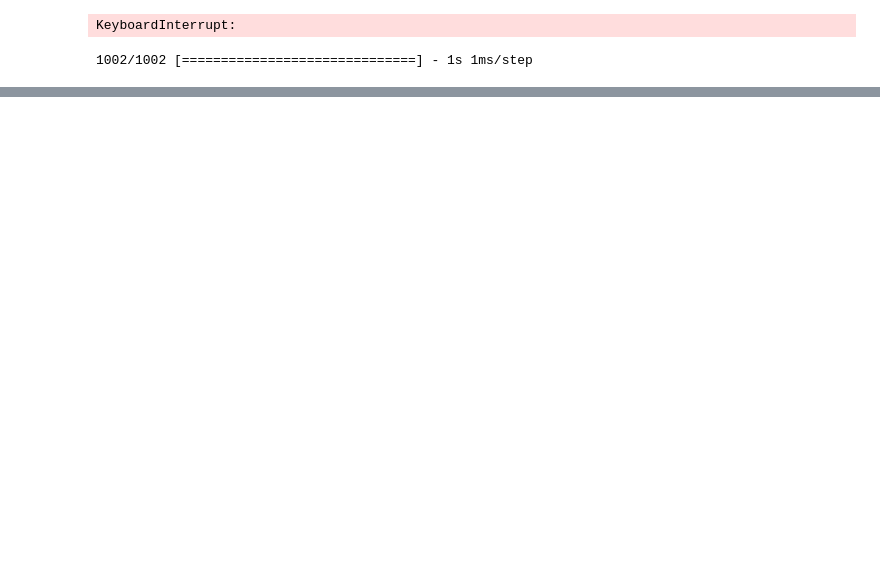
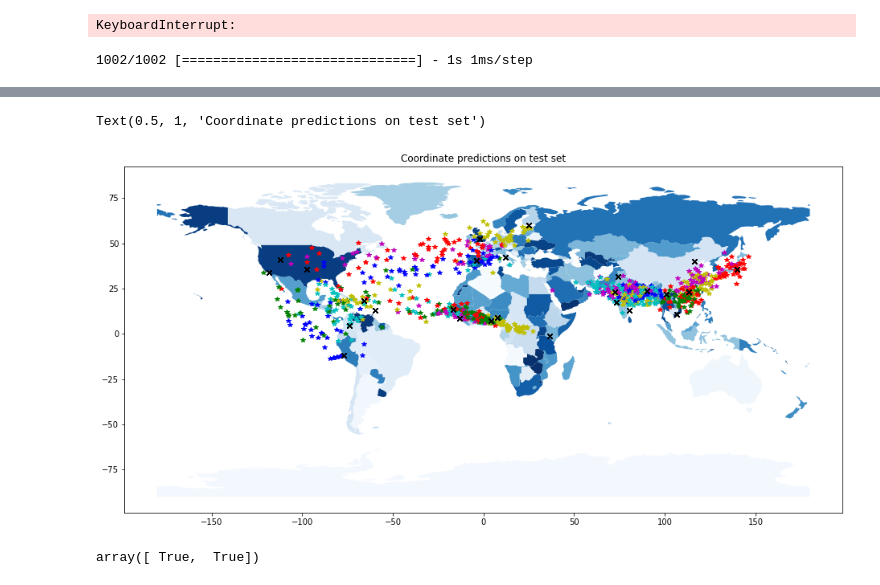
Before and after one commit to jcsokol/CS230-LAI-project-code, a Jupyter notebook: CNN_Global_Haversine_Jans_version.ipynb, the cells around one changed output, grey strips where cells are left out. Cells and saved outputs as stored; diff of their text form; code cells hidden in the pictures; blank space fills up the shorter version.

```diff
--- a/CNN_Global_Haversine_Jans_version.ipynb
+++ b/CNN_Global_Haversine_Jans_version.ipynb
@@ -263,0 +357,66 @@ base.plot(Y_pred[:,1], Y_pred[:,0], 'r+')
+# %%
+# generate map with ground truth labels and predictions color coded by ground truth labels
+world = gpd.read_file(gpd.datasets.get_path('naturalearth_lowres'))
+base = world.plot(column='name', cmap='Blues', figsize=(16,8))
+# plot predictions
+for i in range(len(Y_pred[:,1])):
+    if (Y_test[i,0] == 26.0 and Y_test[i,1] == 64.0):
+        base.plot(Y_pred[i,1], Y_pred[i,0], 'r*')
+    elif (math.isclose(Y_test[i,0], 35.483, abs_tol=0.05) and math.isclose(Y_test[i,1], -97.53333, abs_tol=0.05)):
+        base.plot(Y_pred[i,1], Y_pred[i,0], 'r*')
+    elif (math.isclose(Y_test[i,0], 7.4, abs_tol=0.05) and math.isclose(Y_test[i,1], 3.92, abs_tol=0.05)):
+        base.plot(Y_pred[i,1], Y_pred[i,0], 'r*')
+    elif (math.isclose(Y_test[i,0], -1.27, abs_tol=0.05) and math.isclose(Y_test[i,1], 36.61, abs_tol=0.05)):
+        base.plot(Y_pred[i,1], Y_pred[i,0], 'y*')
+    elif (math.isclose(Y_test[i,0], 35.68, abs_tol=0.05) and math.isclose(Y_test[i,1], 139.68, abs_tol=0.05)):
+        base.plot(Y_pred[i,1], Y_pred[i,0], 'r*')
+    elif (math.isclose(Y_test[i,0], 22.0, abs_tol=0.05) and math.isclose(Y_test[i,1], 100.78, abs_tol=0.05)):
+        base.plot(Y_pred[i,1], Y_pred[i,0], 'r*')
+    elif (math.isclose(Y_test[i,0], 40.767, abs_tol=0.05) and math.isclose(Y_test[i,1], -111.8904, abs_tol=0.05)):
+        base.plot(Y_pred[i,1], Y_pred[i,0], 'm*')
+    elif (math.isclose(Y_test[i,0], 39.916666, abs_tol=0.05) and math.isclose(Y_test[i,1], 116.38333300000001, abs_tol=0.05)):
+        base.plot(Y_pred[i,1], Y_pred[i,0], 'm*')
+    elif (math.isclose(Y_test[i,0], 23.02, abs_tol=0.05) and math.isclose(Y_test[i,1], 72.58, abs_tol=0.05)):
+        base.plot(Y_pred[i,1], Y_pred[i,0], 'm*')
+    elif (math.isclose(Y_test[i,0], 13.09, abs_tol=0.05) and math.isclose(Y_test[i,1], 80.27, abs_tol=0.05)):
+        base.plot(Y_pred[i,1], Y_pred[i,0], 'c*')
+    elif (math.isclose(Y_test[i,0], 13.454876, abs_tol=0.05) and math.isclose(Y_test[i,1], -16.579032, abs_tol=0.05)):
+        base.plot(Y_pred[i,1], Y_pred[i,0], 'c*')
+    elif (Y_test[i,0] == 42.1 and Y_train[i,1] == 12.0):
+        base.plot(Y_pred[i,1], Y_pred[i,0], 'c*')
+    elif (math.isclose(Y_test[i,0], 31.554606, abs_tol=0.05) and math.isclose(Y_test[i,1], 74.357158, abs_tol=0.05)):
+        base.plot(Y_pred[i,1], Y_pred[i,0], 'c*')
+    elif (math.isclose(Y_test[i,0], 4.58333, abs_tol=0.05) and math.isclose(Y_test[i,1], -74.066666, abs_tol=0.05)):
+        base.plot(Y_pred[i,1], Y_pred[i,0], 'c*')
+    elif (math.isclose(Y_test[i,0], 60.17, abs_tol=0.05) and math.isclose(Y_test[i,1], 24.93, abs_tol=0.05)):
+        base.plot(Y_pred[i,1], Y_pred[i,0], 'y*')
+    elif (math.isclose(Y_test[i,0], 23.7, abs_tol=0.05) and math.isclose(Y_test[i,1], 90.35, abs_tol=0.05)):
+        base.plot(Y_pred[i,1], Y_pred[i,0], 'b*')
+    elif (math.isclose(Y_test[i,0], 8.48, abs_tol=0.05) and math.isclose(Y_test[i,1], -13.23, abs_tol=0.05)):
+        base.plot(Y_pred[i,1], Y_pred[i,0], 'm*')
+    elif (math.isclose(Y_test[i,0], 40.38, abs_tol=0.05) and math.isclose(Y_test[i,1], -3.72, abs_tol=0.05)):
+        base.plot(Y_pred[i,1], Y_pred[i,0], 'b*')
+    elif (math.isclose(Y_test[i,0], 9.06666, abs_tol=0.05) and math.isclose(Y_test[i,1], 7.483333, abs_tol=0.05)):
+        base.plot(Y_pred[i,1], Y_pred[i,0], 'g*')
+    elif (math.isclose(Y_test[i,0], 34.0544, abs_tol=0.05) and math.isclose(Y_test[i,1], -118.2439, abs_tol=0.05)):
+        base.plot(Y_pred[i,1], Y_pred[i,0], 'g*')
+    elif (math.isclose(Y_test[i,0], 10.78, abs_tol=0.05) and math.isclose(Y_test[i,1], 106.68, abs_tol=0.05)):
+        base.plot(Y_pred[i,1], Y_pred[i,0], 'g*')
+    elif (math.isclose(Y_test[i,0], 13.1, abs_tol=0.05) and math.isclose(Y_test[i,1], -59.62, abs_tol=0.05)):
+        base.plot(Y_pred[i,1], Y_pred[i,0], 'g*')
+    elif (math.isclose(Y_test[i,0], -12.04, abs_tol=0.05) and math.isclose(Y_test[i,1], -77.03, abs_tol=0.05)):
+        base.plot(Y_pred[i,1], Y_pred[i,0], 'b*')
+    elif (math.isclose(Y_test[i,0], 23.133329999999997, abs_tol=0.05) and math.isclose(Y_test[i,1], 113.266667, abs_tol=0.05)):
+        base.plot(Y_pred[i,1], Y_pred[i,0], 'y*')
+    elif (Y_test[i,0] == 18.4 and Y_test[i,1] == -66.1):
+        base.plot(Y_pred[i,1], Y_pred[i,0], 'y*')
+    elif (math.isclose(Y_test[i,0], 17.37, abs_tol=0.05) and math.isclose(Y_test[i,1], 73.48, abs_tol=0.05)):
+        base.plot(Y_pred[i,1], Y_pred[i,0], 'y*')
+    elif (math.isclose(Y_test[i,0], 52.486243, abs_tol=0.05) and math.isclose(Y_test[i,1], -1.8904009999999998, abs_tol=0.05)):
+        base.plot(Y_pred[i,1], Y_pred[i,0], 'r*')
+# plot ground truths
+base.plot(Y_test[:,1], Y_test[:,0], 'kx')
+base.set_title('Coordinate predictions on test set')
+# %% [output]
+Text(0.5, 1, 'Coordinate predictions on test set')
+[figure, added]
@@ -263,0 +433,4 @@ base.plot(Y_pred[:,1], Y_pred[:,0], 'r+')
+# %%
+Y_test[1,:] == [13.1 , -59.62]
+# %% [output]
+array([ True,  True])
```
Also changed, not shown: parts of 12 cells of this notebook.
